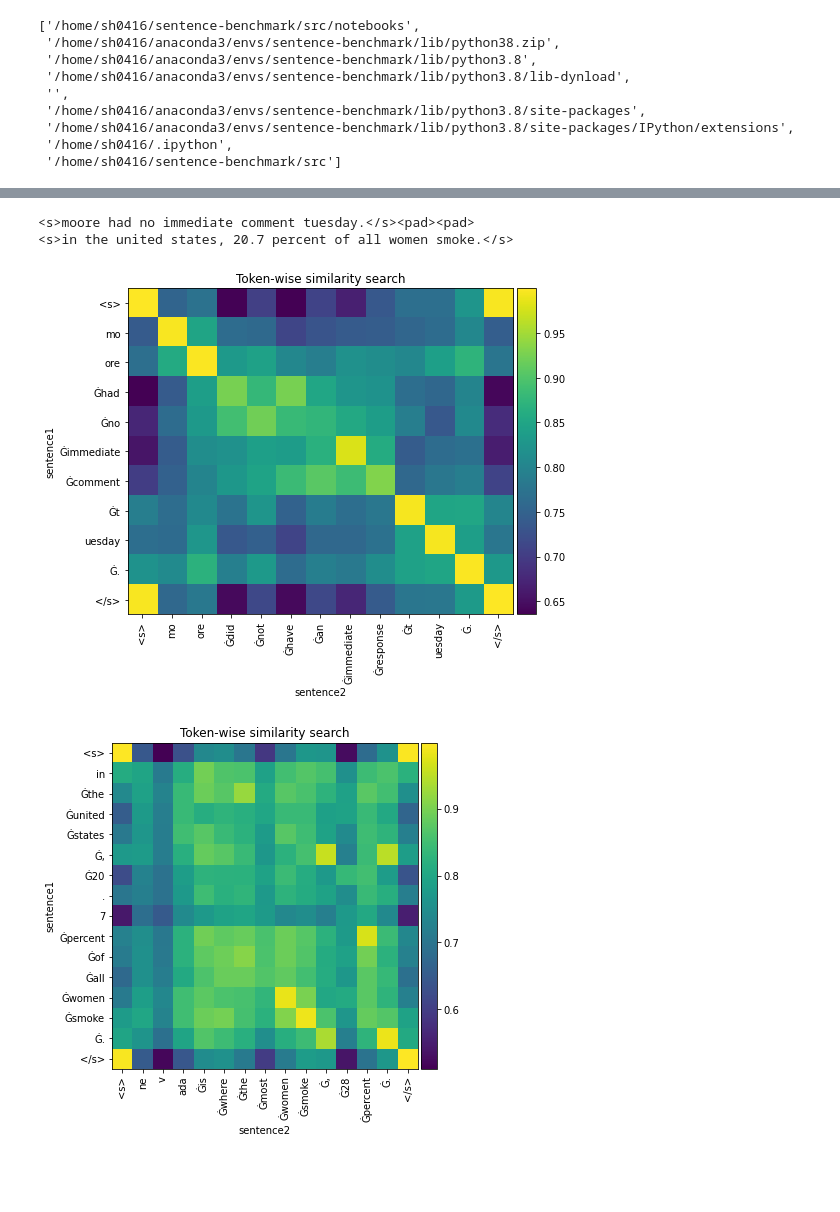
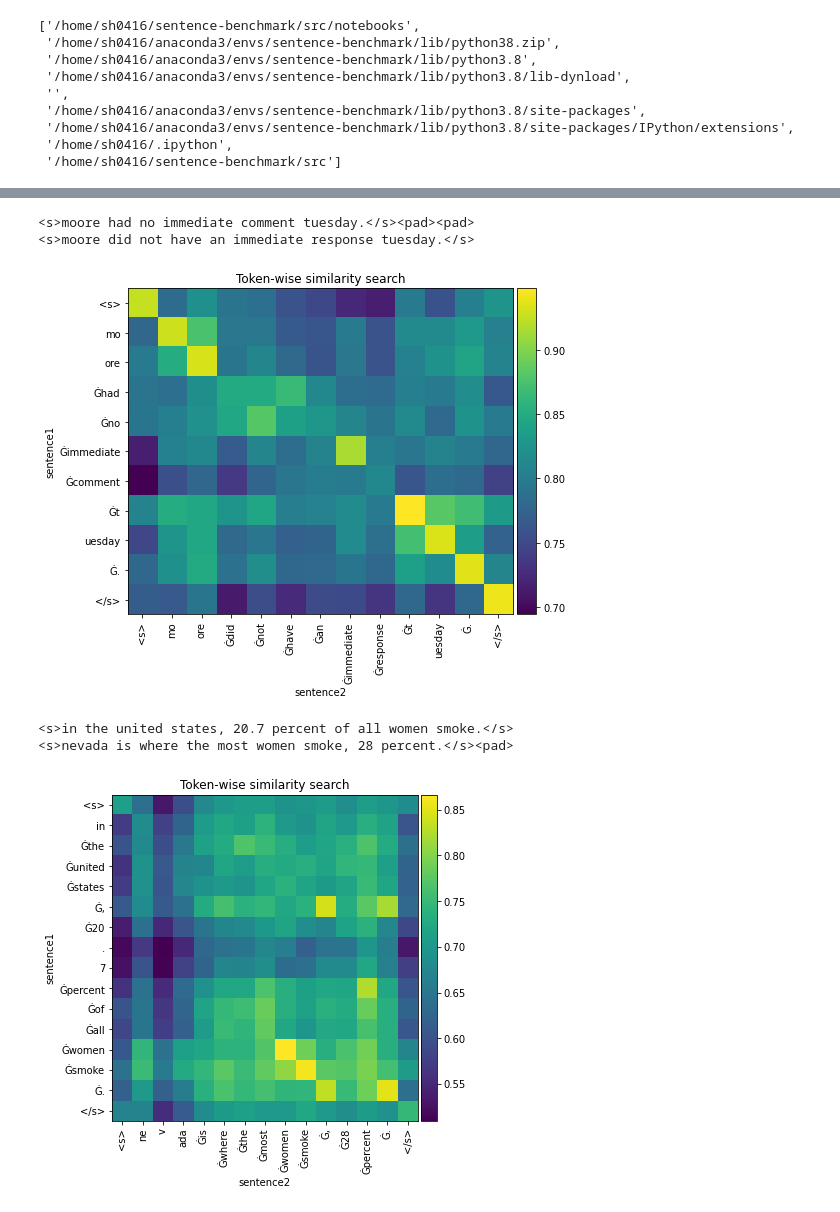
Before and after one commit to sh0416/clrcmd, a Jupyter notebook: src/notebooks/1-visualize-pairwise-cosine-similarity.ipynb, the cells around one changed output, grey strips where cells are left out. Cells and saved outputs as stored; diff of their text form; code cells hidden in the pictures; blank space fills up the shorter version.

Commit message:
Add background color and pretrained checkpoint

```diff
--- a/src/notebooks/1-visualize-pairwise-cosine-similarity.ipynb
+++ b/src/notebooks/1-visualize-pairwise-cosine-similarity.ipynb
@@ -23,6 +23,7 @@ sys.path
  '/home/sh0416/sentence-benchmark/src']
 # %%
 from transformers import RobertaModel
-model = RobertaModel.from_pretrained("roberta-base")
+#model = RobertaModel.from_pretrained("roberta-base")
+model = RobertaModel.from_pretrained("princeton-nlp/unsup-simcse-roberta-base")
 model.eval()
 # %% [output]
@@ -119,27 +98,33 @@ neg_sentence1, neg_sentence2 = tokenizer.batch_decode(neg_inputs.input_ids)
 # %%
 import matplotlib.pyplot as plt
 from mpl_toolkits.axes_grid1 import make_axes_locatable
 
 def plot(pairwise_sim, input_strs1, input_strs2):
     fig, ax = plt.subplots(figsize=(12, 6))
+    fig.patch.set_facecolor("#ffffff")
     ax.set_title("Token-wise similarity search")
     ax.set_ylabel("sentence1")
     ax.set_xlabel("sentence2")
     ax.set_yticks(range(len(input_strs1)))
     ax.set_yticklabels(input_strs1)
     ax.set_xticks(range(len(input_strs2)))
     ax.set_xticklabels(input_strs2, rotation=90)
     im = ax.imshow(pairwise_sim.detach().numpy())
     divider = make_axes_locatable(ax)
     cax = divider.append_axes("right", size="5%", pad=0.05)
     plt.colorbar(im, cax=cax)
+    plt.show()
 
+print(pos_sentence1)
+print(pos_sentence2)
 plot(pos_pairwise_sim, pos_input_strs1, pos_input_strs2)
+print(neg_sentence1)
+print(neg_sentence2)
 plot(neg_pairwise_sim, neg_input_strs1, neg_input_strs2)
-print(pos_sentence1)
-print(neg_sentence1)
 # %% [output]
 <s>moore had no immediate comment tuesday.</s><pad><pad>
-<s>in the united states, 20.7 percent of all women smoke.</s>
+<s>moore did not have an immediate response tuesday.</s>
-[figure, old version]
+[figure, new version]
+<s>in the united states, 20.7 percent of all women smoke.</s>
+<s>nevada is where the most women smoke, 28 percent.</s><pad>
-[figure, old version]
+[figure, new version]
```
Also changed, not shown: parts of 2 cells of this notebook, 1 other file.
